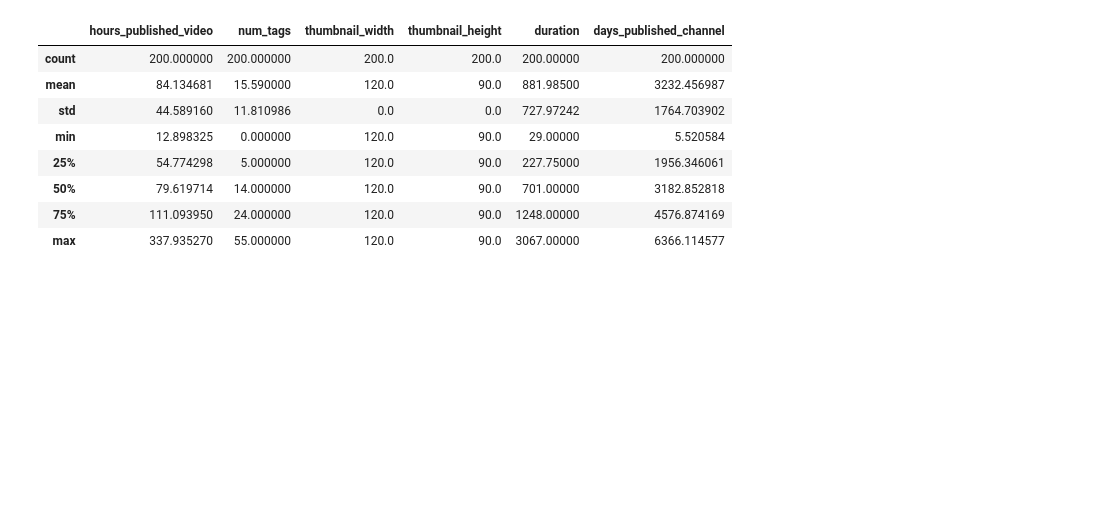
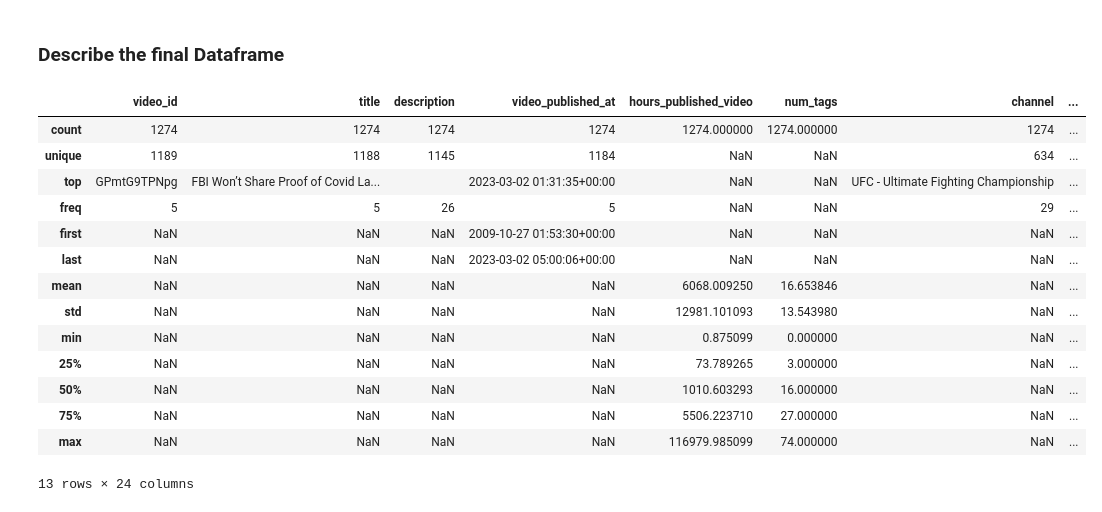
Before and after one commit to maxencefrenette/youtube-views-predictor, a Jupyter notebook: src/data/get_youtube_data.ipynb, the cells around one changed output. Cells and saved outputs as stored; diff of their text form; code cells hidden in the pictures; blank space fills up the shorter version.

Commit message:
Update get YT data code; upload data gathered on 2023-03-01

```diff
--- a/src/data/get_youtube_data.ipynb
+++ b/src/data/get_youtube_data.ipynb
@@ -244,0 +320,15 @@ recordingDetails
+# %%
+# call the API to get videos related to each of the top videos
+related_video_id_list = []
+top_video_id_list = [video['id'] for video in video_list]
+
+for top_video_id in top_video_id_list:
+    related_videos = get_related_yt_video_ids(apiClient=youtube, videoId=top_video_id)
+    related_video_id_list = np.append(related_video_id_list, related_videos)
+
+related_video_list = get_yt_videos_by_id(apiClient=youtube, video_id_list=related_video_id_list)
+
+video_list = np.append(video_list, related_video_list)
+
+# Output 1 video JSON element from related_video_list
+my_recursive_print_json(related_video_list[0])
@@ -245,5 +355,5 @@ recordingDetails
 # %%
 # Parse the video JSON elements into a dataframe & list of unique channel IDs
-(video_df, channel_id_list) = parse_youtube_video_data(video_list)
+(video_df, channel_id_list) = parse_yt_video_data(video_list)
 video_df
 # %% [output]
@@ -263,6 +375,6 @@ video_df
 # %%
 # Call the API to get data on the channels
-channel_list = get_youtube_channels(apiClient=youtube, channel_id_list=channel_id_list)
+channel_list = get_yt_channels(apiClient=youtube, channel_id_list=channel_id_list)
 
 # Output 1 channel JSON element
 my_recursive_print_json(channel_list[0])
@@ -287,6 +401,6 @@ snippet
 # %%
 # Parse the channel JSON elements into a dataframe
-channel_df = parse_youtube_channel_data(channel_list)
+channel_df = parse_yt_channel_data(channel_list)
 channel_df
 # %% [output]
 |  | channel_id | channel_description | channel_published_at | days_published_channel | channel_views | ... |
@@ -329,12 +433,20 @@ final_df
+# %% [markdown]
+### Describe the final Dataframe
 # %%
-final_df.describe()
+final_df.describe(include='all')
 # %% [output]
-|  | hours_published_video | num_tags | thumbnail_width | thumbnail_height | duration | days_published_channel |
-| count | 200.000000 | 200.000000 | 200.0 | 200.0 | 200.00000 | 200.000000 |
-| mean | 84.134681 | 15.590000 | 120.0 | 90.0 | 881.98500 | 3232.456987 |
-| std | 44.589160 | 11.810986 | 0.0 | 0.0 | 727.97242 | 1764.703902 |
-| min | 12.898325 | 0.000000 | 120.0 | 90.0 | 29.00000 | 5.520584 |
-| 25% | 54.774298 | 5.000000 | 120.0 | 90.0 | 227.75000 | 1956.346061 |
-| 50% | 79.619714 | 14.000000 | 120.0 | 90.0 | 701.00000 | 3182.852818 |
-| 75% | 111.093950 | 24.000000 | 120.0 | 90.0 | 1248.00000 | 4576.874169 |
-| max | 337.935270 | 55.000000 | 120.0 | 90.0 | 3067.00000 | 6366.114577 |
+|  | video_id | title | description | video_published_at | hours_published_video | num_tags | channel | ... |
+| count | 1274 | 1274 | 1274 | 1274 | 1274.000000 | 1274.000000 | 1274 | ... |
+| unique | 1189 | 1188 | 1145 | 1184 | NaN | NaN | 634 | ... |
+| top | GPmtG9TPNpg | FBI Won’t Share Proof of Covid La... |  | 2023-03-02 01:31:35+00:00 | NaN | NaN | UFC - Ultimate Fighting Championship | ... |
+| freq | 5 | 5 | 26 | 5 | NaN | NaN | 29 | ... |
+| first | NaN | NaN | NaN | 2009-10-27 01:53:30+00:00 | NaN | NaN | NaN | ... |
+| last | NaN | NaN | NaN | 2023-03-02 05:00:06+00:00 | NaN | NaN | NaN | ... |
+| mean | NaN | NaN | NaN | NaN | 6068.009250 | 16.653846 | NaN | ... |
+| std | NaN | NaN | NaN | NaN | 12981.101093 | 13.543980 | NaN | ... |
+| min | NaN | NaN | NaN | NaN | 0.875099 | 0.000000 | NaN | ... |
+| 25% | NaN | NaN | NaN | NaN | 73.789265 | 3.000000 | NaN | ... |
+| 50% | NaN | NaN | NaN | NaN | 1010.603293 | 16.000000 | NaN | ... |
+| 75% | NaN | NaN | NaN | NaN | 5506.223710 | 27.000000 | NaN | ... |
+| max | NaN | NaN | NaN | NaN | 116979.985099 | 74.000000 | NaN | ... |
+13 rows × 24 columns
```
Also changed, not shown: parts of 18 cells of this notebook, 1 other file.
